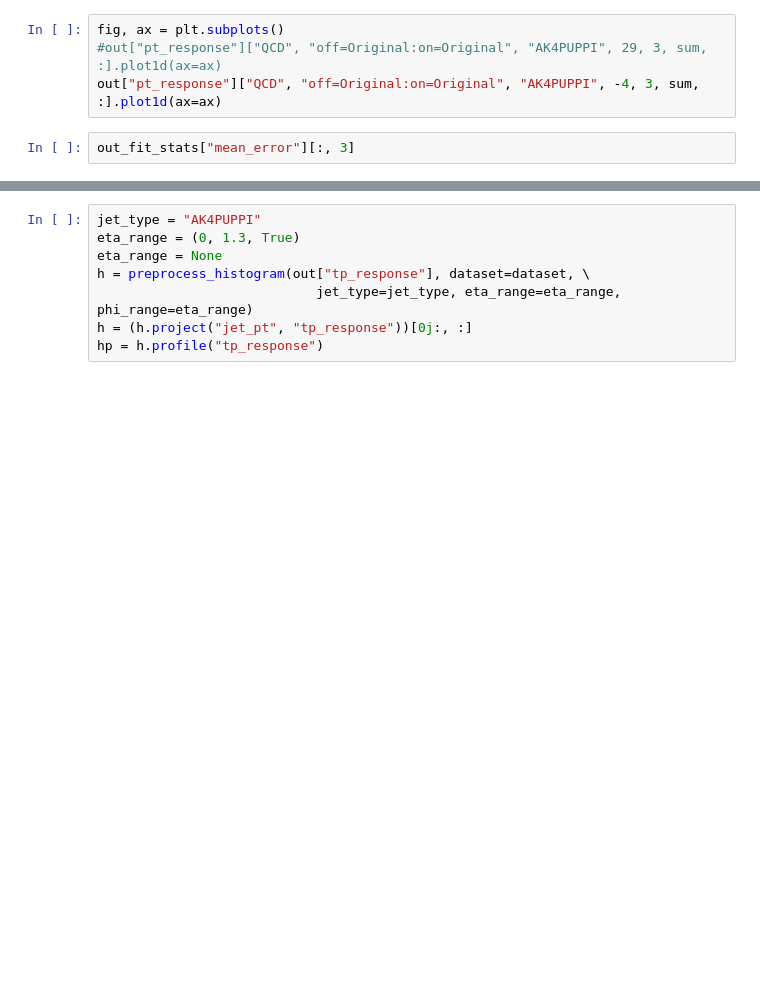
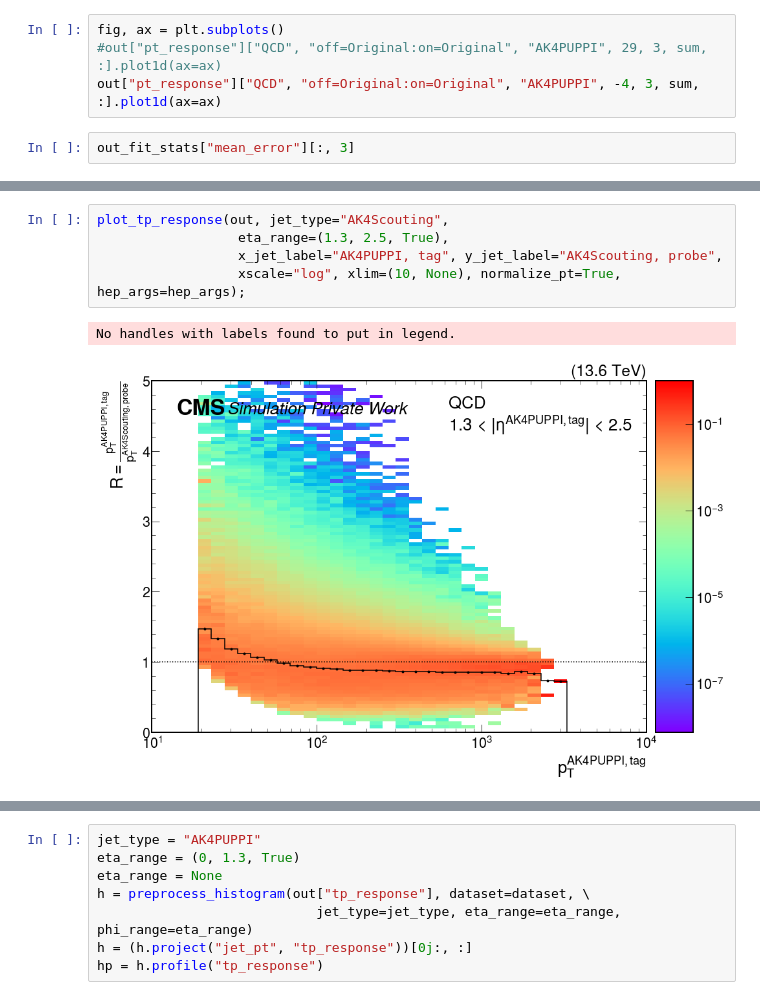
Before and after one commit to patinkaew/online-offline-jec, a Jupyter notebook: notebook/Analysis.ipynb, the cells around one changed output, grey strips where cells are left out. Saved outputs shown, nothing was run; the diff lists cells and outputs as text; blank space fills up the shorter version.

```diff
--- a/notebook/Analysis.ipynb
+++ b/notebook/Analysis.ipynb
@@ -571,0 +783,8 @@ plot_tp_response(out, dataset=dataset,
+# %%
+plot_tp_response(out, jet_type="AK4Scouting",
+                  eta_range=(1.3, 2.5, True),
+                  x_jet_label="AK4PUPPI, tag", y_jet_label="AK4Scouting, probe",
+                  xscale="log", xlim=(10, None), normalize_pt=True, hep_args=hep_args);
+# %% [output]
+No handles with labels found to put in legend.
+[figure, added]
```
Also changed, not shown: parts of 38 cells of this notebook.
